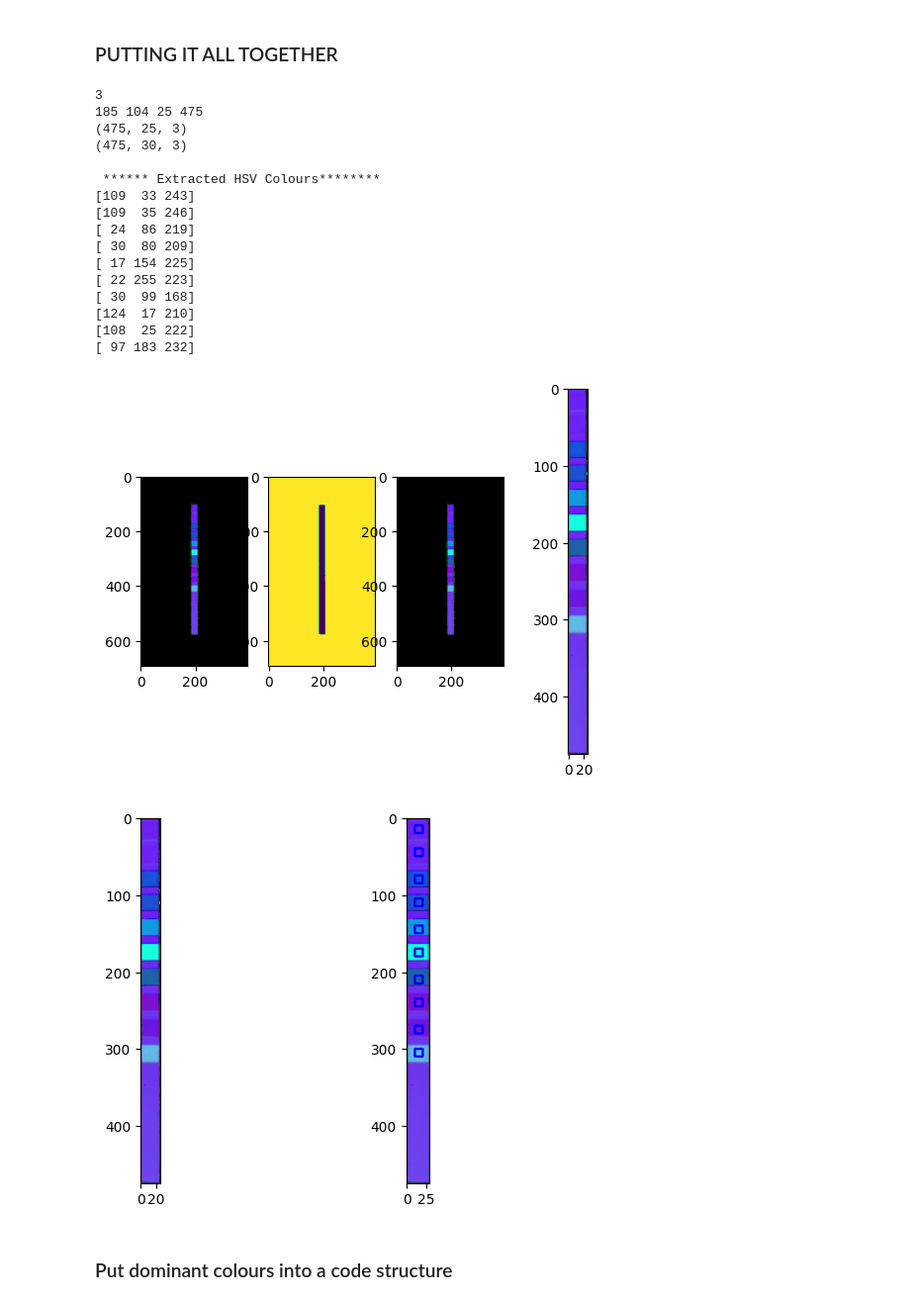
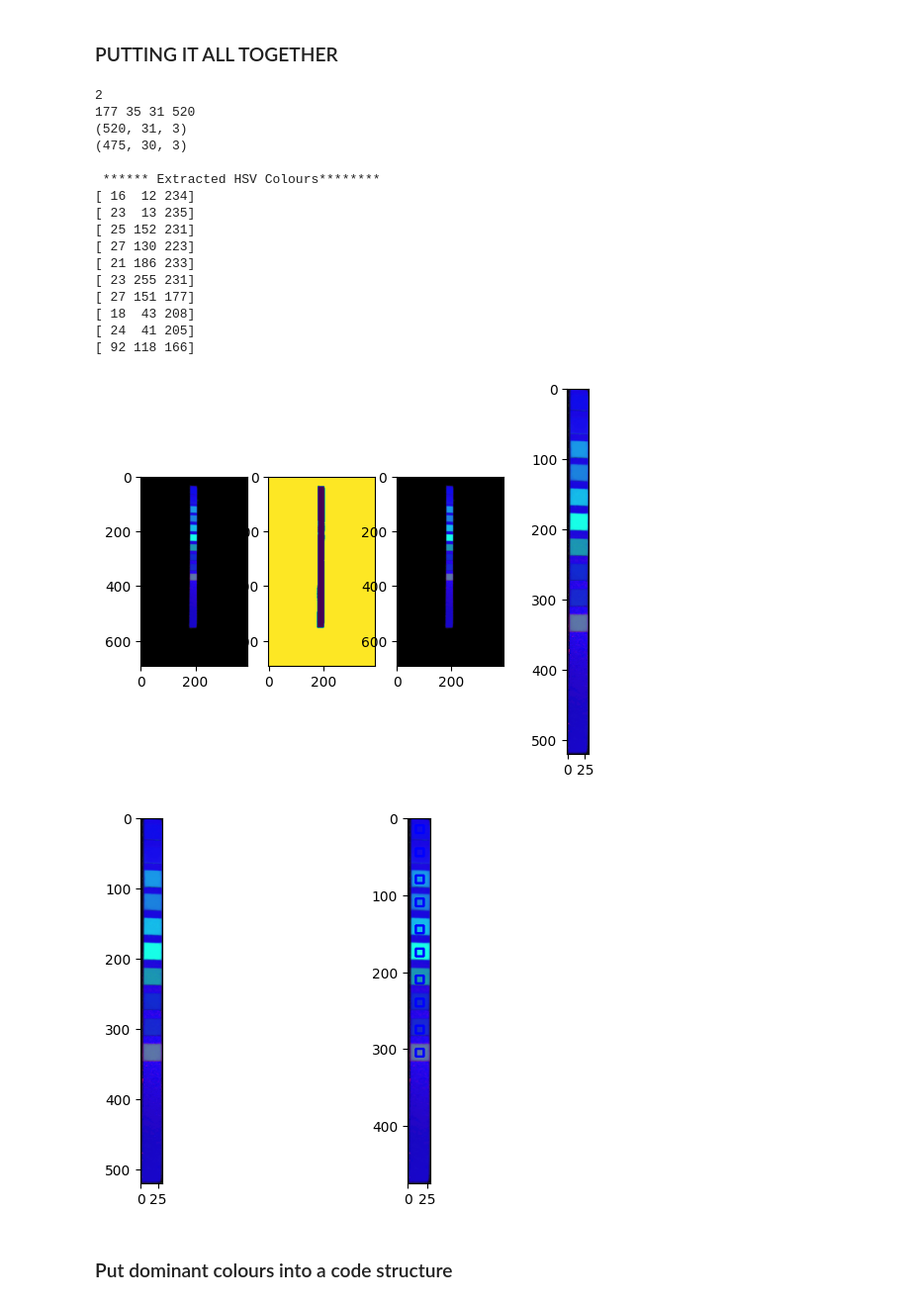
Before and after one commit to natalie125/Ease-Mind, a Jupyter notebook: app/lanre/model_notebooks/dipstick_model_v9.ipynb, the cells around one changed output. Shown at 99% size. Saved outputs shown, nothing was run; the diff lists cells and outputs as text; code cells hidden in the pictures.

```diff
--- a/app/lanre/model_notebooks/dipstick_model_v9.ipynb
+++ b/app/lanre/model_notebooks/dipstick_model_v9.ipynb
@@ -58,7 +58,7 @@ plt.imshow(threshold, cmap='gray')
 # %%
 shots = '/Users/lanresodeinde/Desktop/final_year_app/backend/app/lanre/shots/'
 images = ['1677405915', '1677405924', '1677405665', '1677406019', \
-           '1677405730', '1677406318', '1677405851', '1677406401']
+           '1677405730', '1677406318', '1677405851', '1677406401', 'test_image']
 # %% [markdown]
 ### REMBG / PILLOW cropping function
 # %%
@@ -488,49 +488,50 @@ convert_colour_to_hsv(colour)
 ### PUTTING IT ALL TOGETHER
 # %%
 # reading image
-image_path_final = shots + '1677405915.png'
+# image_path_final = shots + '1677405915.png'
+image_path_final = shots + 'test_image.png'
 # img = cv2.imread(image_path_final)
 # img = cv2.cvtColor(img,cv2.COLOR_BGR2RGB)
 
 
 # crop image
 pillow_image = remove_background(image_path_final)
 cropped_image2 = np.array(pillow_image)
 cropped_image2 = cv2.cvtColor(cropped_image2,cv2.COLOR_RGB2HSV)
 # cropped_image3 = cv2.cvtColor(cropped_image2,cv2.COLOR_RGB2LAB)
 
 # get_rid of white space
 # reshaped_image = slice_image(cropped_image3)
 # reshaped_image_HSV = slice_image(cropped_image_HSV)
 
 # get image dimension
 x, y, w, h, sliced_image = get_dipstick_dimensions(cropped_image2)
 
 # resize image
 resized_image = resize_image_dimensions(sliced_image)
 
 # draw rectangles on image
 print("\n ****** Extracted HSV Colours********")
 draw_rectangles(resized_image)
 # %% [output]
-3
-185 104 25 475
-(475, 25, 3)
+2
+177 35 31 520
+(520, 31, 3)
 (475, 30, 3)
 
  ****** Extracted HSV Colours********
-[109  33 243]
-[109  35 246]
-[ 24  86 219]
-[ 30  80 209]
-[ 17 154 225]
-[ 22 255 223]
-[ 30  99 168]
-[124  17 210]
-[108  25 222]
-[ 97 183 232]
+[ 16  12 234]
+[ 23  13 235]
+[ 25 152 231]
+[ 27 130 223]
+[ 21 186 233]
+[ 23 255 231]
+[ 27 151 177]
+[ 18  43 208]
+[ 24  41 205]
+[ 92 118 166]
-[figure, old version]
+[figure, new version]
-[figure, old version]
+[figure, new version]
 # %% [markdown]
 ### Put dominant colours into a code structure
 # %% [markdown]
```
Also changed, not shown: parts of 6 cells of this notebook.
